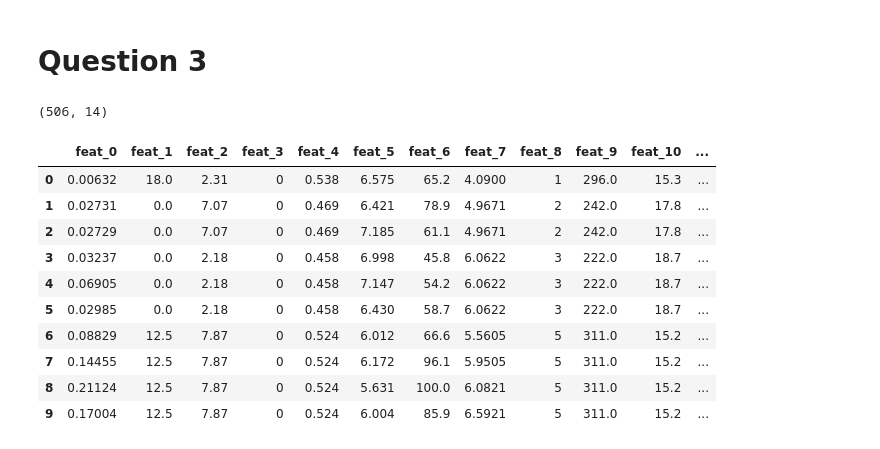
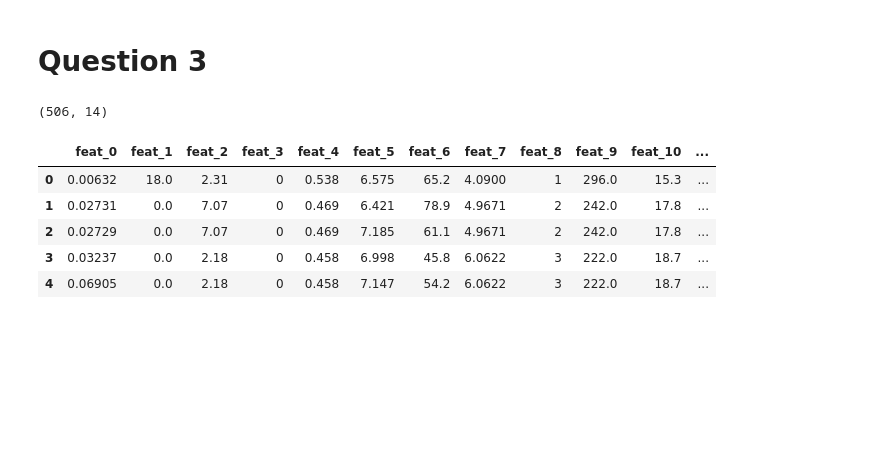
Before and after one commit to DimaFrank/ML, a Jupyter notebook: Assignment1.ipynb, the cells around one changed output. Saved outputs shown, nothing was run; the diff lists cells and outputs as text; code cells hidden in the pictures; blank space fills up the shorter version.

```diff
--- a/Assignment1.ipynb
+++ b/Assignment1.ipynb
@@ -255,17 +274,12 @@ data3.shape
 # %% [output]
 (506, 14)
 # %%
-data3.head(10)
+data3.head(5)
 # %% [output]
 |  | feat_0 | feat_1 | feat_2 | feat_3 | feat_4 | feat_5 | feat_6 | feat_7 | feat_8 | feat_9 | feat_10 | ... |
 | 0 | 0.00632 | 18.0 | 2.31 | 0 | 0.538 | 6.575 | 65.2 | 4.0900 | 1 | 296.0 | 15.3 | ... |
 | 1 | 0.02731 | 0.0 | 7.07 | 0 | 0.469 | 6.421 | 78.9 | 4.9671 | 2 | 242.0 | 17.8 | ... |
 | 2 | 0.02729 | 0.0 | 7.07 | 0 | 0.469 | 7.185 | 61.1 | 4.9671 | 2 | 242.0 | 17.8 | ... |
 | 3 | 0.03237 | 0.0 | 2.18 | 0 | 0.458 | 6.998 | 45.8 | 6.0622 | 3 | 222.0 | 18.7 | ... |
 | 4 | 0.06905 | 0.0 | 2.18 | 0 | 0.458 | 7.147 | 54.2 | 6.0622 | 3 | 222.0 | 18.7 | ... |
-| 5 | 0.02985 | 0.0 | 2.18 | 0 | 0.458 | 6.430 | 58.7 | 6.0622 | 3 | 222.0 | 18.7 | ... |
-| 6 | 0.08829 | 12.5 | 7.87 | 0 | 0.524 | 6.012 | 66.6 | 5.5605 | 5 | 311.0 | 15.2 | ... |
-| 7 | 0.14455 | 12.5 | 7.87 | 0 | 0.524 | 6.172 | 96.1 | 5.9505 | 5 | 311.0 | 15.2 | ... |
-| 8 | 0.21124 | 12.5 | 7.87 | 0 | 0.524 | 5.631 | 100.0 | 6.0821 | 5 | 311.0 | 15.2 | ... |
-| 9 | 0.17004 | 12.5 | 7.87 | 0 | 0.524 | 6.004 | 85.9 | 6.5921 | 5 | 311.0 | 15.2 | ... |
 # %% [markdown]
```
Also changed, not shown: parts of 44 cells of this notebook.
